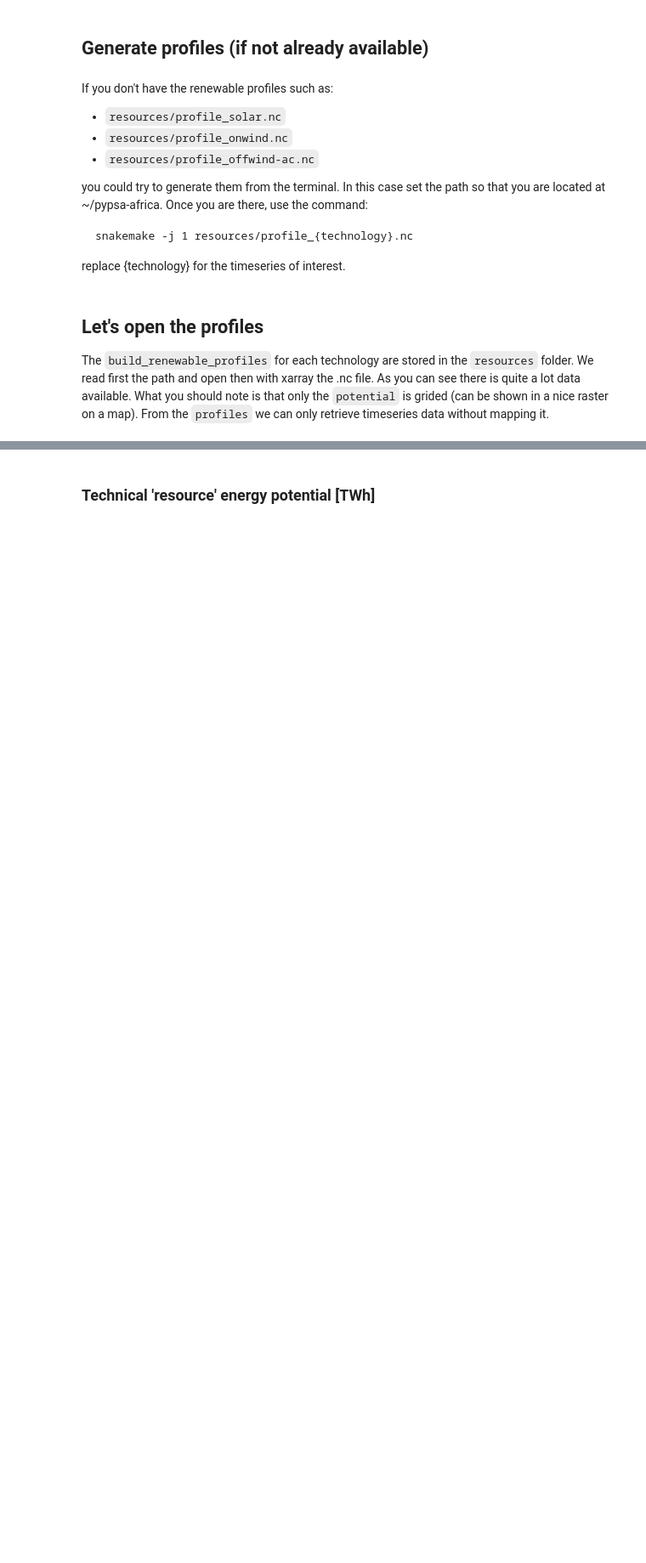
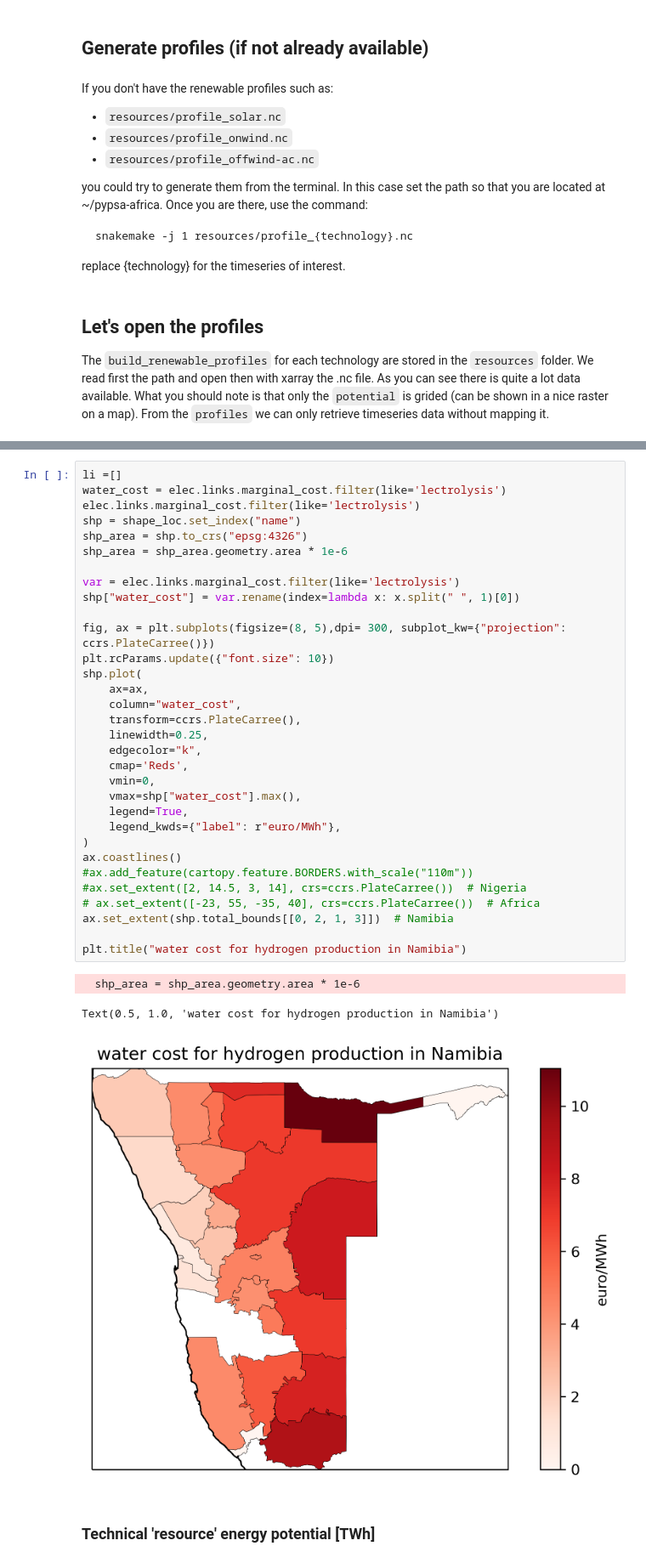
Before and after one commit to rajesh-ieg/thesis-notebook, a Jupyter notebook: analysis/build_renewable_profiles.ipynb, the cells around one changed output, grey strips where cells are left out. Shown at 85% size. Cells and saved outputs as stored; diff of their text form; blank space fills up the shorter version.

```diff
--- a/analysis/build_renewable_profiles.ipynb
+++ b/analysis/build_renewable_profiles.ipynb
@@ -158,3 +147,39 @@ plot_voronoi(
+# %%
+li =[]
+water_cost = elec.links.marginal_cost.filter(like='lectrolysis')
+elec.links.marginal_cost.filter(like='lectrolysis')
+shp = shape_loc.set_index("name")
+shp_area = shp.to_crs("epsg:4326")
+shp_area = shp_area.geometry.area * 1e-6
+
+var = elec.links.marginal_cost.filter(like='lectrolysis')
+shp["water_cost"] = var.rename(index=lambda x: x.split(" ", 1)[0])
+
+fig, ax = plt.subplots(figsize=(8, 5),dpi= 300, subplot_kw={"projection": ccrs.PlateCarree()})
+plt.rcParams.update({"font.size": 10})
+shp.plot(
+    ax=ax,
+    column="water_cost",
+    transform=ccrs.PlateCarree(),
+    linewidth=0.25,
+    edgecolor="k",
+    cmap='Reds',
+    vmin=0,
+    vmax=shp["water_cost"].max(),
+    legend=True,
+    legend_kwds={"label": r"euro/MWh"},
+)
+ax.coastlines()
+#ax.add_feature(cartopy.feature.BORDERS.with_scale("110m"))
+#ax.set_extent([2, 14.5, 3, 14], crs=ccrs.PlateCarree())  # Nigeria
+# ax.set_extent([-23, 55, -35, 40], crs=ccrs.PlateCarree())  # Africa
+ax.set_extent(shp.total_bounds[[0, 2, 1, 3]])  # Namibia
+
+plt.title("water cost for hydrogen production in Namibia")
+# %% [output]
+  shp_area = shp_area.geometry.area * 1e-6
+Text(0.5, 1.0, 'water cost for hydrogen production in Namibia')
+[figure, added]
 # %% [markdown]
 ### Technical 'resource' energy potential [TWh]
 # %%
```
Also changed, not shown: parts of 9 cells of this notebook, 11 other files.
